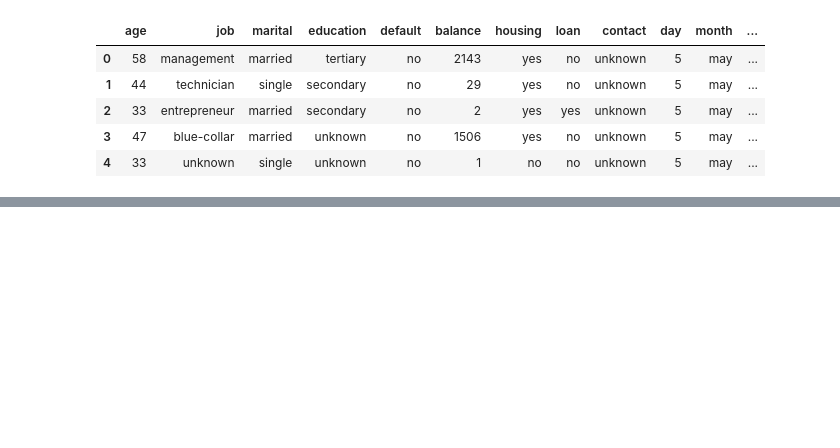
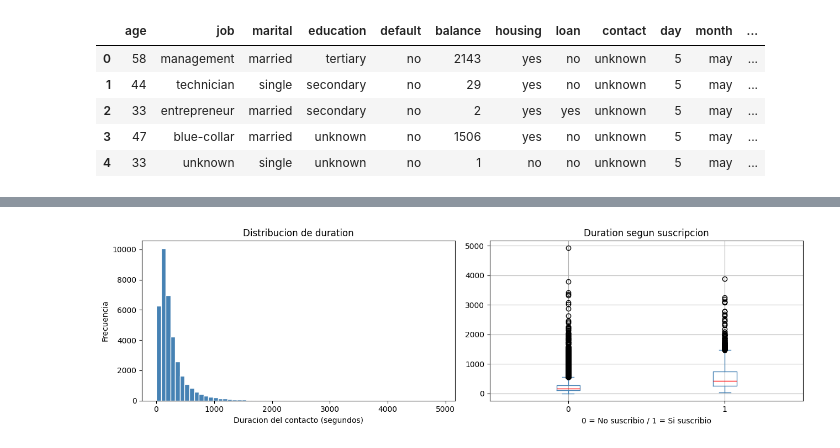
Before and after one commit to eleacos/DS-Online-Elena-Acosta, a Jupyter notebook: 04_Machine_Learning/Sprint_11/Unidad_01_ML_Supervisado_Arboles_de_Decision/03_Practica_Obligatoria/18_Practica_Obligatoria_Arboles_de_Decision.ipynb, the cells around one changed output, grey strips where cells are left out. Cells and saved outputs as stored; diff of their text form; code cells hidden in the pictures; blank space fills up the shorter version.

```diff
--- a/04_Machine_Learning/Sprint_11/Unidad_01_ML_Supervisado_Arboles_de_Decision/03_Practica_Obligatoria/18_Practica_Obligatoria_Arboles_de_Decision.ipynb
+++ b/04_Machine_Learning/Sprint_11/Unidad_01_ML_Supervisado_Arboles_de_Decision/03_Practica_Obligatoria/18_Practica_Obligatoria_Arboles_de_Decision.ipynb
@@ -949,0 +172,5 @@ Prueba a modificar el criterio del número de features seleccionadas para ver en
+# %%
+# Conjunto de trabajo para el EDA (solo train)
+train_set = X_train.copy()
+train_set[target] = y_train
+train_set.head()
@@ -949,0 +188,19 @@ Prueba a modificar el criterio del número de features seleccionadas para ver en
+# %%
+# duration: duracion del ultimo contacto
+fig, axes = plt.subplots(1, 2, figsize=(13, 4))
+
+axes[0].hist(train_set["duration"], bins=60, color="steelblue", edgecolor="white")
+axes[0].set_title("Distribucion de duration")
+axes[0].set_xlabel("Duracion del contacto (segundos)")
+axes[0].set_ylabel("Frecuencia")
+
+train_set.boxplot(column="duration", by=target, ax=axes[1],
+                  boxprops=dict(color="steelblue"), medianprops=dict(color="red"),
+                  whiskerprops=dict(color="steelblue"), capprops=dict(color="steelblue"))
+axes[1].set_title("Duration segun suscripcion")
+axes[1].set_xlabel("0 = No suscribio / 1 = Si suscribio")
+plt.suptitle("")
+plt.tight_layout()
+plt.show()
+# %% [output]
+[figure, added]
```
Also changed, not shown: parts of 154 cells of this notebook.
